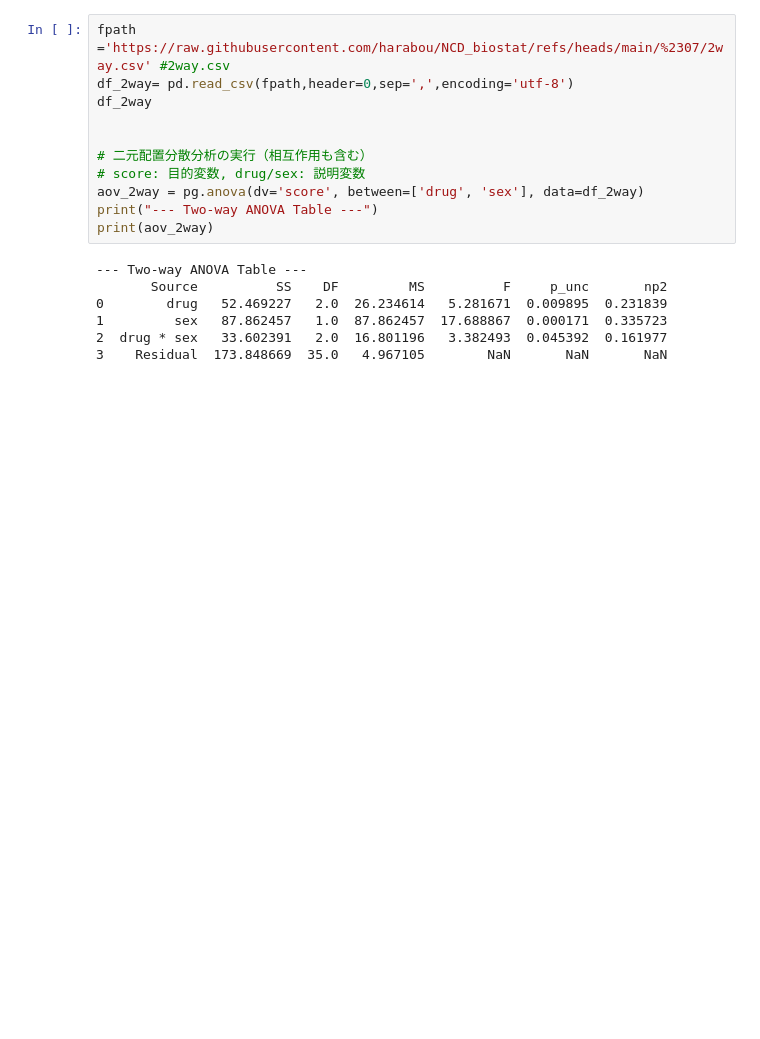
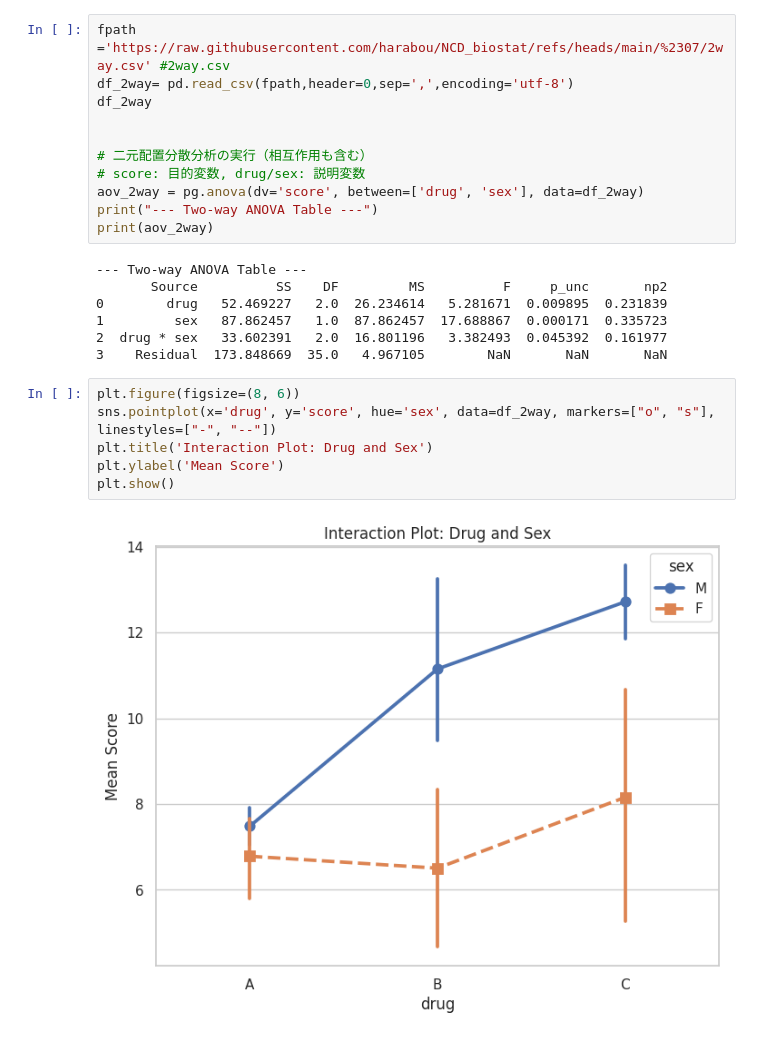
Before and after one commit to harabou/NCD_biostat, a Jupyter notebook: #07_ANOVA.ipynb, the cells around one changed output. Saved outputs shown, nothing was run; the diff lists cells and outputs as text; blank space fills up the shorter version.

```diff
--- a/#07_ANOVA.ipynb
+++ b/#07_ANOVA.ipynb
@@ -133,3 +217,11 @@ print(aov_2way)
 1         sex   87.862457   1.0  87.862457  17.688867  0.000171  0.335723
 2  drug * sex   33.602391   2.0  16.801196   3.382493  0.045392  0.161977
 3    Residual  173.848669  35.0   4.967105        NaN       NaN       NaN
+# %%
+plt.figure(figsize=(8, 6))
+sns.pointplot(x='drug', y='score', hue='sex', data=df_2way, markers=["o", "s"], linestyles=["-", "--"])
+plt.title('Interaction Plot: Drug and Sex')
+plt.ylabel('Mean Score')
+plt.show()
+# %% [output]
+[figure, added]
```
Also changed, not shown: parts of 6 cells of this notebook.
